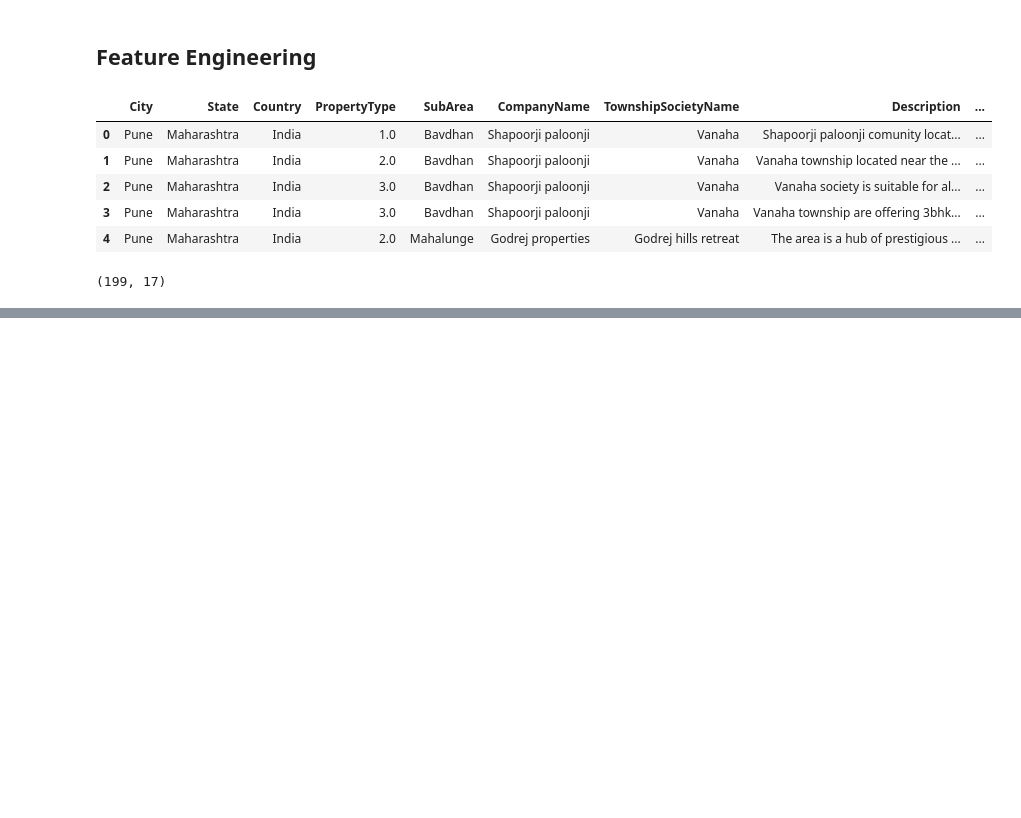
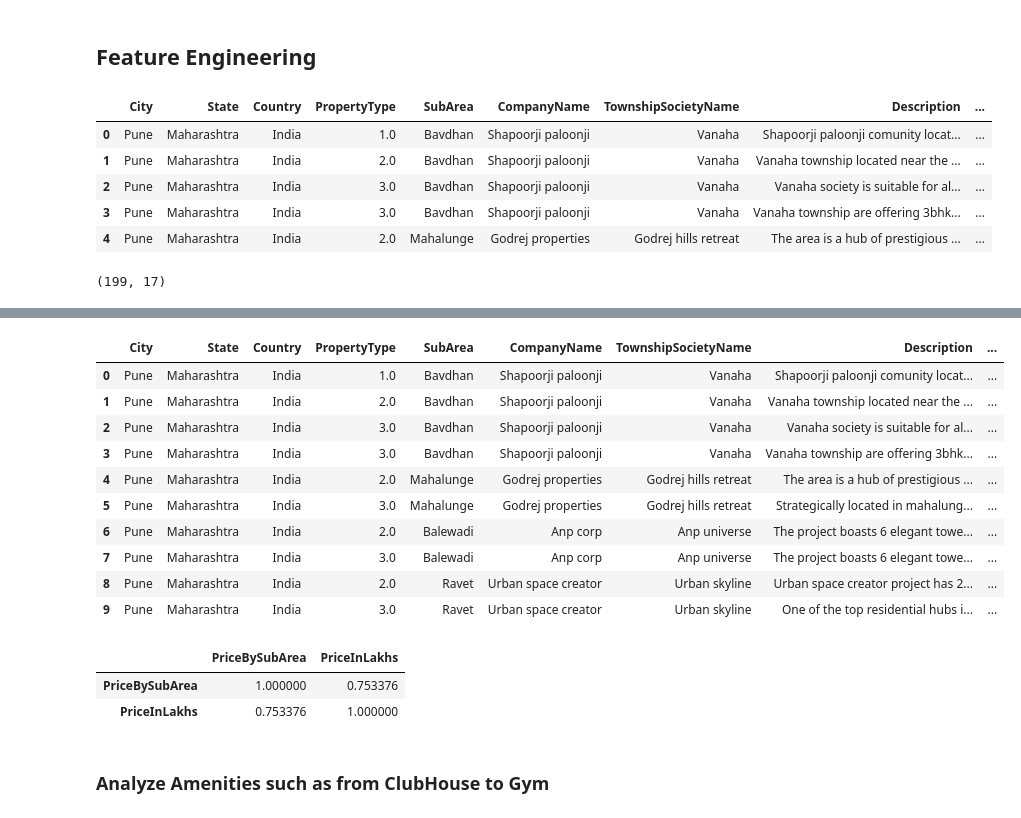
Before and after one commit to sudhanshusinghaiml/Real-Estate-Price-Prediction-Model-with-NLP-and-FastAPI, a Jupyter notebook: codes-in-notebook/Feature-Engineering.ipynb, the cells around one changed output, grey strips where cells are left out. Cells and saved outputs as stored; diff of their text form; code cells hidden in the pictures; blank space fills up the shorter version.

```diff
--- a/codes-in-notebook/Feature-Engineering.ipynb
+++ b/codes-in-notebook/Feature-Engineering.ipynb
@@ -45,0 +131,23 @@ df.describe()
+# %%
+df['PriceBySubArea']= df.groupby('SubArea')['PriceInLakhs'].transform('mean')
+df.head(10)
+# %% [output]
+|  | City | State | Country | PropertyType | SubArea | CompanyName | TownshipSocietyName | Description | ... |
+| 0 | Pune | Maharashtra | India | 1.0 | Bavdhan | Shapoorji paloonji | Vanaha | Shapoorji paloonji comunity locat... | ... |
+| 1 | Pune | Maharashtra | India | 2.0 | Bavdhan | Shapoorji paloonji | Vanaha | Vanaha township located near the ... | ... |
+| 2 | Pune | Maharashtra | India | 3.0 | Bavdhan | Shapoorji paloonji | Vanaha | Vanaha society is suitable for al... | ... |
+| 3 | Pune | Maharashtra | India | 3.0 | Bavdhan | Shapoorji paloonji | Vanaha | Vanaha township are offering 3bhk... | ... |
+| 4 | Pune | Maharashtra | India | 2.0 | Mahalunge | Godrej properties | Godrej hills retreat | The area is a hub of prestigious ... | ... |
+| 5 | Pune | Maharashtra | India | 3.0 | Mahalunge | Godrej properties | Godrej hills retreat | Strategically located in mahalung... | ... |
+| 6 | Pune | Maharashtra | India | 2.0 | Balewadi | Anp corp | Anp universe | The project boasts 6 elegant towe... | ... |
+| 7 | Pune | Maharashtra | India | 3.0 | Balewadi | Anp corp | Anp universe | The project boasts 6 elegant towe... | ... |
+| 8 | Pune | Maharashtra | India | 2.0 | Ravet | Urban space creator | Urban skyline | Urban space creator project has 2... | ... |
+| 9 | Pune | Maharashtra | India | 3.0 | Ravet | Urban space creator | Urban skyline | One of the top residential hubs i... | ... |
+# %%
+df[['PriceBySubArea','PriceInLakhs']].corr()
+# %% [output]
+|  | PriceBySubArea | PriceInLakhs |
+| PriceBySubArea | 1.000000 | 0.753376 |
+| PriceInLakhs | 0.753376 | 1.000000 |
+# %% [markdown]
+### Analyze Amenities such as from ClubHouse to Gym
```
Also changed, not shown: parts of 27 cells of this notebook, 5 other files.
